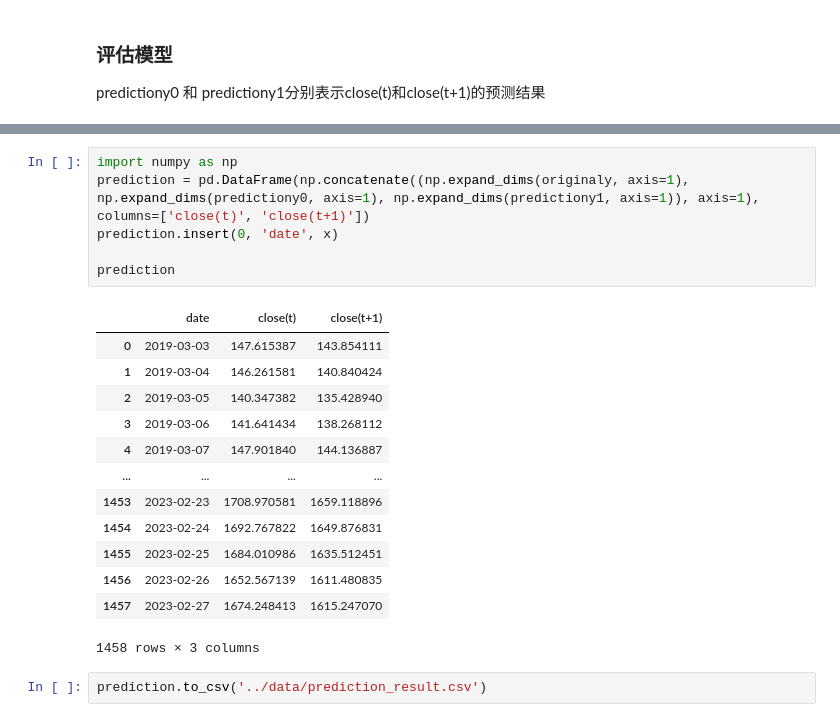
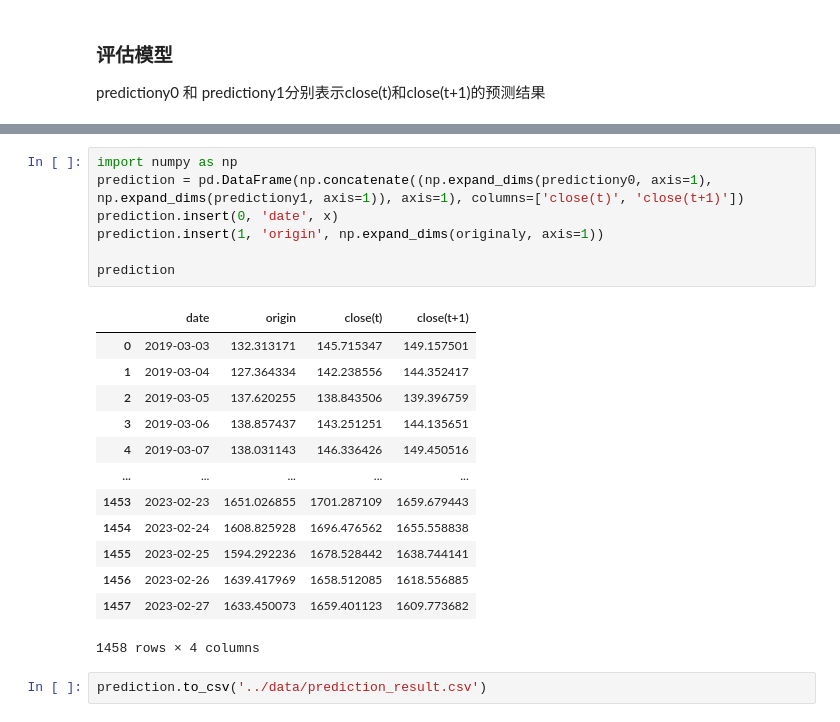
Before and after one commit to niuxinyan330/Evaluating-the-Effectiveness-of-Machine-Learning-in-Cryptocurrency-Trading, a Jupyter notebook: train model/multi_factor_LSTM_model.ipynb, the cells around one changed output, grey strips where cells are left out. Saved outputs shown, nothing was run; the diff lists cells and outputs as text.

```diff
--- a/train model/multi_factor_LSTM_model.ipynb
+++ b/train model/multi_factor_LSTM_model.ipynb
@@ -372,22 +392,23 @@ plt.show()
 # %%
 import numpy as np
-prediction = pd.DataFrame(np.concatenate((np.expand_dims(originaly, axis=1), np.expand_dims(predictiony0, axis=1), np.expand_dims(predictiony1, axis=1)), axis=1), columns=['close(t)', 'close(t+1)'])
+prediction = pd.DataFrame(np.concatenate((np.expand_dims(predictiony0, axis=1), np.expand_dims(predictiony1, axis=1)), axis=1), columns=['close(t)', 'close(t+1)'])
 prediction.insert(0, 'date', x)
+prediction.insert(1, 'origin', np.expand_dims(originaly, axis=1))
 
 prediction
 # %% [output]
-|  | date | close(t) | close(t+1) |
-| 0 | 2019-03-03 | 147.615387 | 143.854111 |
-| 1 | 2019-03-04 | 146.261581 | 140.840424 |
-| 2 | 2019-03-05 | 140.347382 | 135.428940 |
-| 3 | 2019-03-06 | 141.641434 | 138.268112 |
-| 4 | 2019-03-07 | 147.901840 | 144.136887 |
-| ... | ... | ... | ... |
-| 1453 | 2023-02-23 | 1708.970581 | 1659.118896 |
-| 1454 | 2023-02-24 | 1692.767822 | 1649.876831 |
-| 1455 | 2023-02-25 | 1684.010986 | 1635.512451 |
-| 1456 | 2023-02-26 | 1652.567139 | 1611.480835 |
-| 1457 | 2023-02-27 | 1674.248413 | 1615.247070 |
+|  | date | origin | close(t) | close(t+1) |
+| 0 | 2019-03-03 | 132.313171 | 145.715347 | 149.157501 |
+| 1 | 2019-03-04 | 127.364334 | 142.238556 | 144.352417 |
+| 2 | 2019-03-05 | 137.620255 | 138.843506 | 139.396759 |
+| 3 | 2019-03-06 | 138.857437 | 143.251251 | 144.135651 |
+| 4 | 2019-03-07 | 138.031143 | 146.336426 | 149.450516 |
+| ... | ... | ... | ... | ... |
+| 1453 | 2023-02-23 | 1651.026855 | 1701.287109 | 1659.679443 |
+| 1454 | 2023-02-24 | 1608.825928 | 1696.476562 | 1655.558838 |
+| 1455 | 2023-02-25 | 1594.292236 | 1678.528442 | 1638.744141 |
+| 1456 | 2023-02-26 | 1639.417969 | 1658.512085 | 1618.556885 |
+| 1457 | 2023-02-27 | 1633.450073 | 1659.401123 | 1609.773682 |
-1458 rows × 3 columns
+1458 rows × 4 columns
 # %%
 prediction.to_csv('../data/prediction_result.csv')
```
Also changed, not shown: parts of 5 cells of this notebook, 1 other file.
